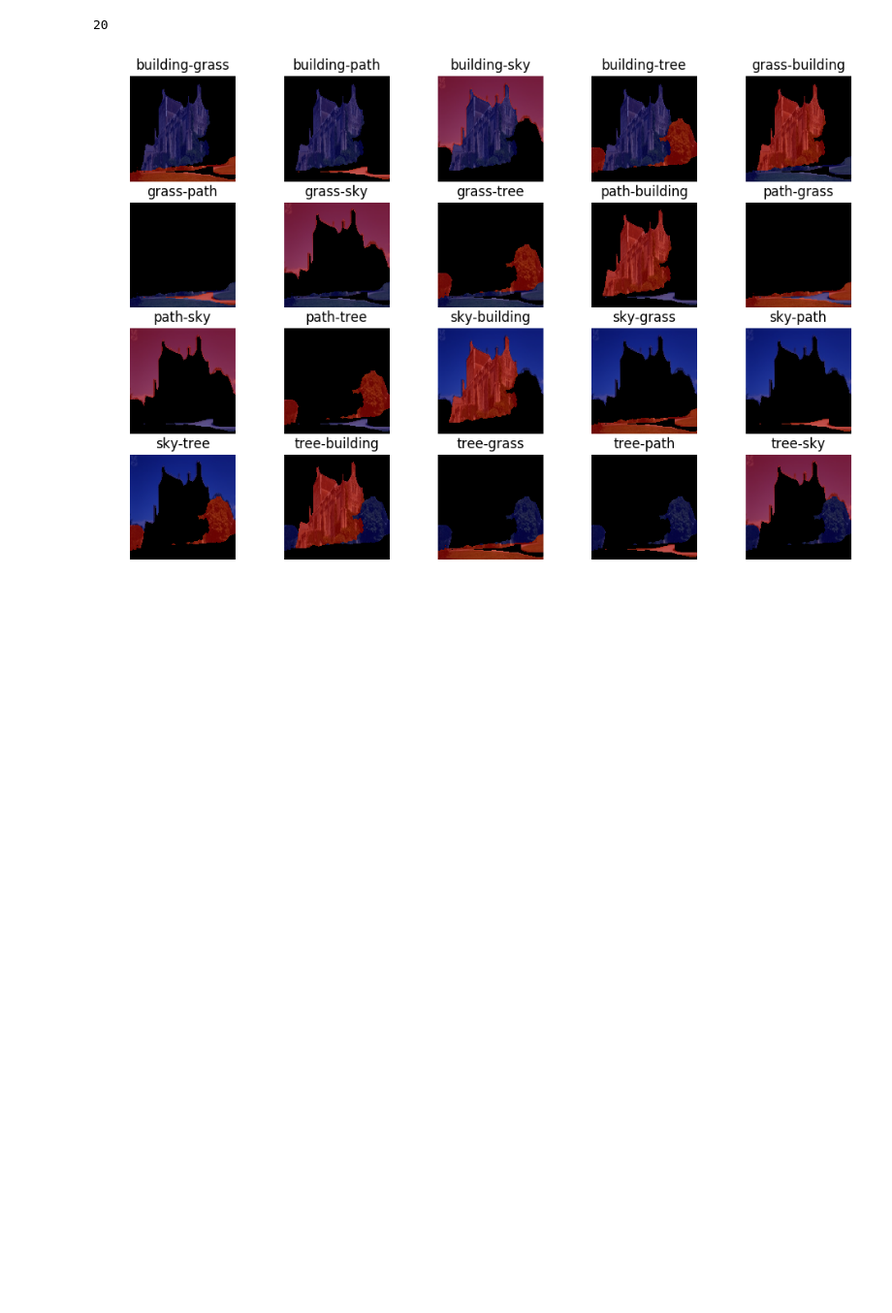
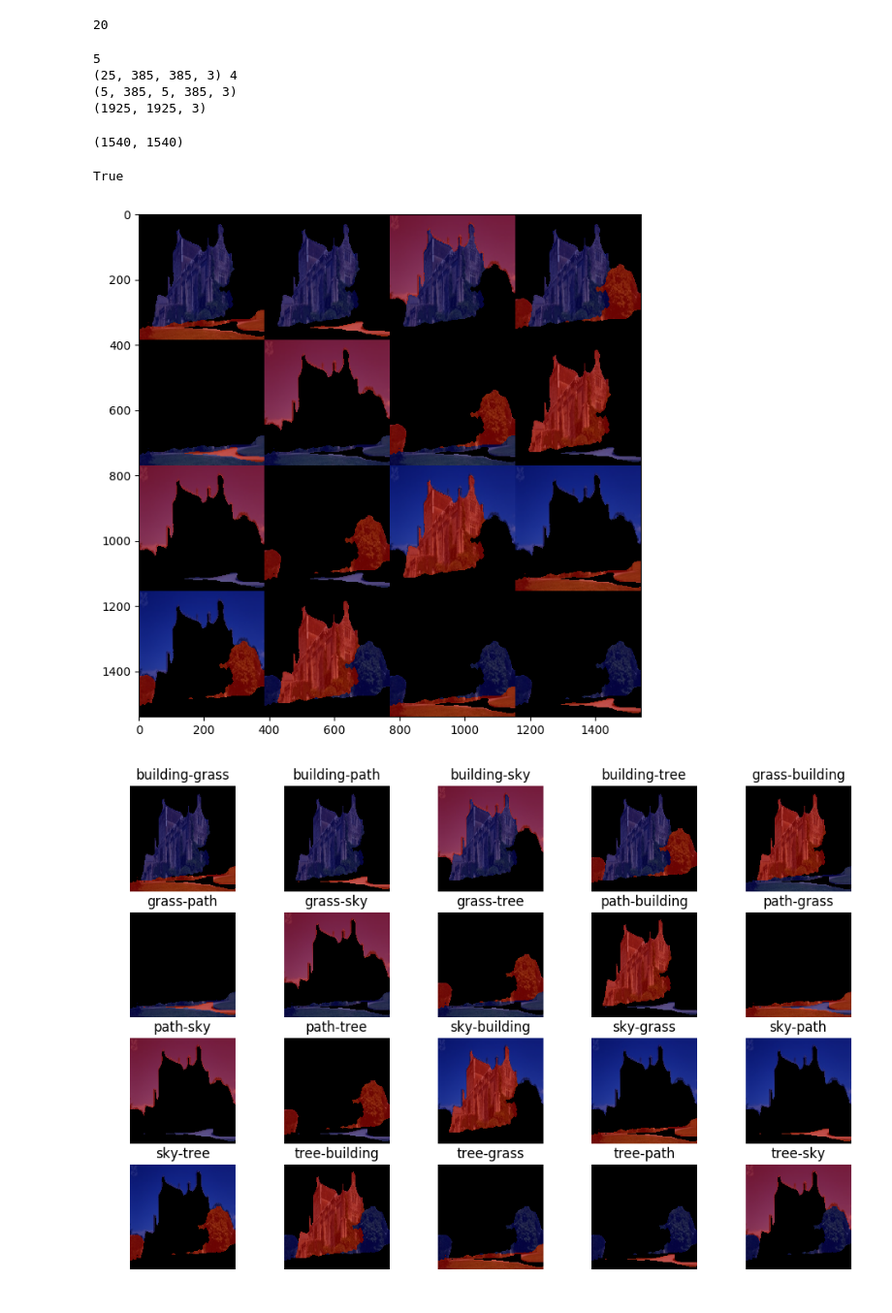
Before and after one commit to danilons/imret, a Jupyter notebook: notebooks/CompleteExample.ipynb, the cells around one changed output. Shown at 97% size. Cells and saved outputs as stored; diff of their text form; code cells hidden in the pictures; blank space fills up the shorter version.

```diff
--- a/notebooks/CompleteExample.ipynb
+++ b/notebooks/CompleteExample.ipynb
@@ -90,3 +111,32 @@ print len(list(itertools.permutations(np.unique(segmented), 2)))
+# %%
+output = np.array([img for (img, _) in images])
+n = int(np.ceil(np.sqrt(output.shape[0])))
+print n
+padding = (((0, n ** 2 - output.shape[0]),
+            (0, 1), (0, 1))                 # add some space between filters
+            + ((0, 0),) * (output.ndim - 3))
+data = np.pad(output, padding, mode='constant', constant_values=255)
+print data.shape, data.ndim
+data = data.reshape((n, n) + data.shape[1:]).transpose((0, 2, 1, 3) + tuple(range(4, data.ndim + 1)))
+print data.shape
+data = data.reshape((n * data.shape[1], n * data.shape[3]) + data.shape[4:])
+print data.shape
+# %% [output]
+5
+(25, 385, 385, 3) 4
+(5, 385, 5, 385, 3)
+(1925, 1925, 3)
+# %%
+4 * 385, 4 * 385
+# %% [output]
+(1540, 1540)
+# %%
+plt.figure(figsize=(12, 8))
+plt.imshow(data[:1540, :1540, (2, 1, 0)])
+cv2.imwrite("pairs.png", data[:1540, :1540, :])
+# %% [output]
+True
+[figure, added]
 # %%
 plt.figure(figsize=(12, 8))
 for idx, (img, (n1, n2)) in enumerate(images):
```
Also changed, not shown: parts of 2 cells of this notebook, 3 other files.
